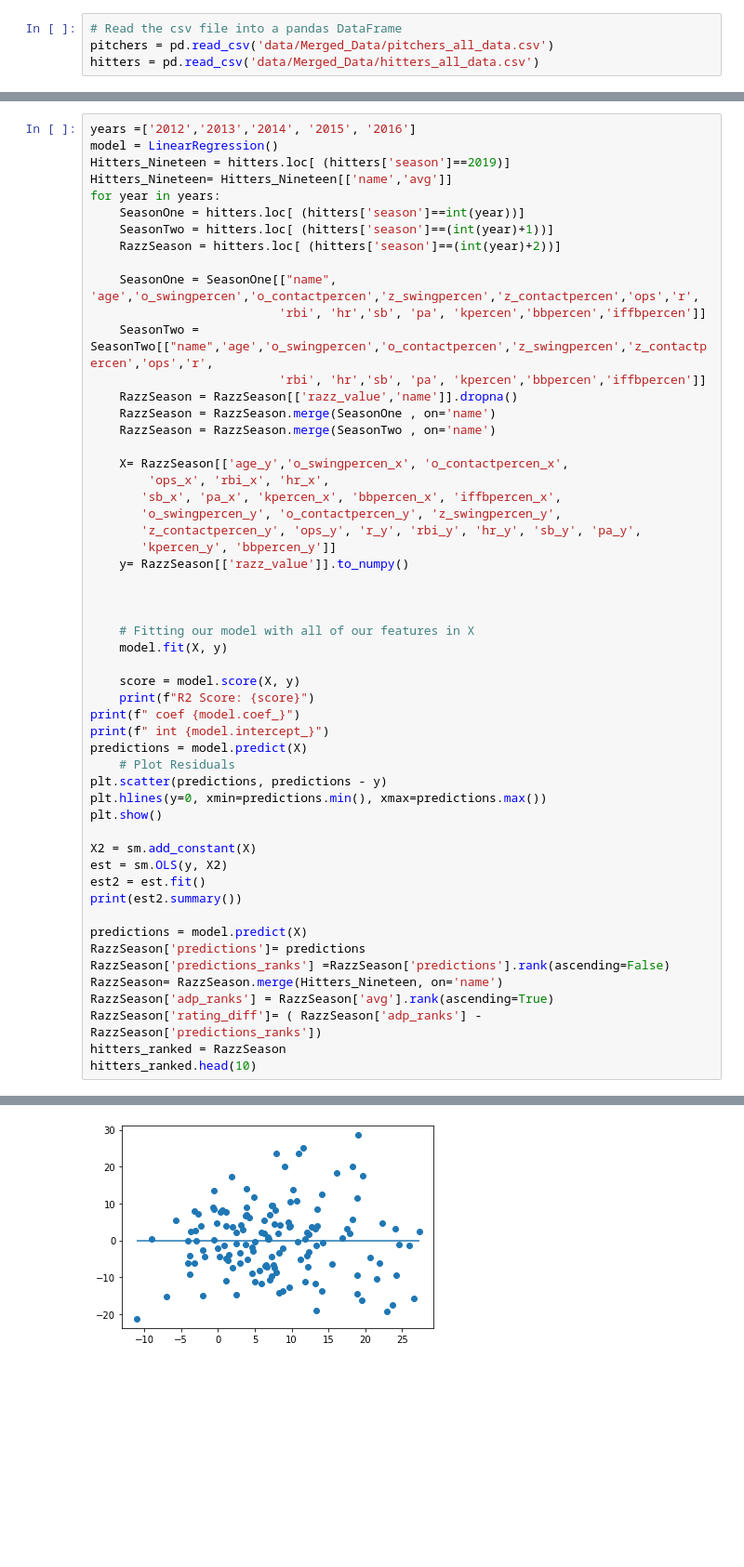
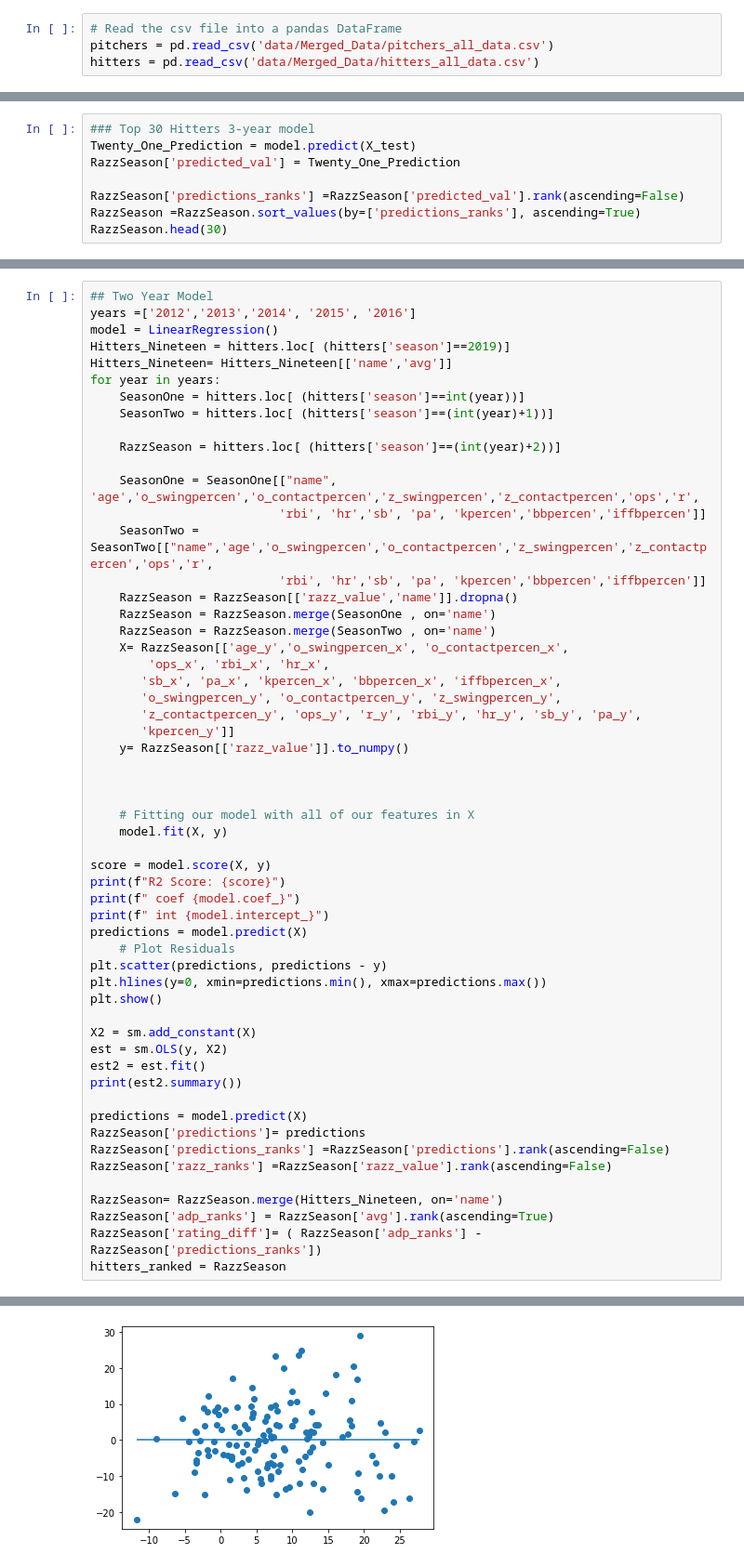
Before and after one commit to RiverJAM/Ultimate-Fantasy-Baseball-Eval-Tool, a Jupyter notebook: Top_Thirty_2021.ipynb, the cells around one changed output, grey strips where cells are left out. Shown at 93% size. Saved outputs shown, nothing was run; the diff lists cells and outputs as text; blank space fills up the shorter version.

```diff
--- a/Top_Thirty_2021.ipynb
+++ b/Top_Thirty_2021.ipynb
@@ -25,0 +132,8 @@ years
+# %%
+### Top 30 Hitters 3-year model
+Twenty_One_Prediction = model.predict(X_test)
+RazzSeason['predicted_val'] = Twenty_One_Prediction
+
+RazzSeason['predictions_ranks'] =RazzSeason['predicted_val'].rank(ascending=False)
+RazzSeason =RazzSeason.sort_values(by=['predictions_ranks'], ascending=True)
+RazzSeason.head(30)
@@ -26,4 +161,5 @@ years
 # %%
+## Two Year Model
 years =['2012','2013','2014', '2015', '2016']
 model = LinearRegression()
 Hitters_Nineteen = hitters.loc[ (hitters['season']==2019)]
@@ -31,6 +167,7 @@ Hitters_Nineteen= Hitters_Nineteen[['name','avg']]
 for year in years:
     SeasonOne = hitters.loc[ (hitters['season']==int(year))]
     SeasonTwo = hitters.loc[ (hitters['season']==(int(year)+1))]
+
     RazzSeason = hitters.loc[ (hitters['season']==(int(year)+2))]
 
     SeasonOne = SeasonOne[["name", 'age','o_swingpercen','o_contactpercen','z_swingpercen','z_contactpercen','ops','r',
@@ -40,13 +177,12 @@ for year in years:
     RazzSeason = RazzSeason[['razz_value','name']].dropna()
     RazzSeason = RazzSeason.merge(SeasonOne , on='name')
     RazzSeason = RazzSeason.merge(SeasonTwo , on='name')
-
     X= RazzSeason[['age_y','o_swingpercen_x', 'o_contactpercen_x',
         'ops_x', 'rbi_x', 'hr_x',
        'sb_x', 'pa_x', 'kpercen_x', 'bbpercen_x', 'iffbpercen_x',
        'o_swingpercen_y', 'o_contactpercen_y', 'z_swingpercen_y',
        'z_contactpercen_y', 'ops_y', 'r_y', 'rbi_y', 'hr_y', 'sb_y', 'pa_y',
-       'kpercen_y', 'bbpercen_y']]
+       'kpercen_y']]
     y= RazzSeason[['razz_value']].to_numpy()
 
 
@@ -54,8 +190,8 @@ for year in years:
     # Fitting our model with all of our features in X
     model.fit(X, y)
 
-    score = model.score(X, y)
-    print(f"R2 Score: {score}")
+score = model.score(X, y)
+print(f"R2 Score: {score}")
 print(f" coef {model.coef_}")
 print(f" int {model.intercept_}")
 predictions = model.predict(X)
@@ -72,9 +208,10 @@ print(est2.summary())
 predictions = model.predict(X)
 RazzSeason['predictions']= predictions
 RazzSeason['predictions_ranks'] =RazzSeason['predictions'].rank(ascending=False)
+RazzSeason['razz_ranks'] =RazzSeason['razz_value'].rank(ascending=False)
+
 RazzSeason= RazzSeason.merge(Hitters_Nineteen, on='name')
 RazzSeason['adp_ranks'] = RazzSeason['avg'].rank(ascending=True)
 RazzSeason['rating_diff']= ( RazzSeason['adp_ranks'] - RazzSeason['predictions_ranks'])
 hitters_ranked = RazzSeason
-hitters_ranked.head(10)
 # %% [output]
@@ -93,3 +226,3 @@ R2 Score: 0.4137231642303306
-[figure, old version]
+[figure, new version]
                             OLS Regression Results
 ==============================================================================
```
Also changed, not shown: parts of 15 cells of this notebook, 4 other files.
